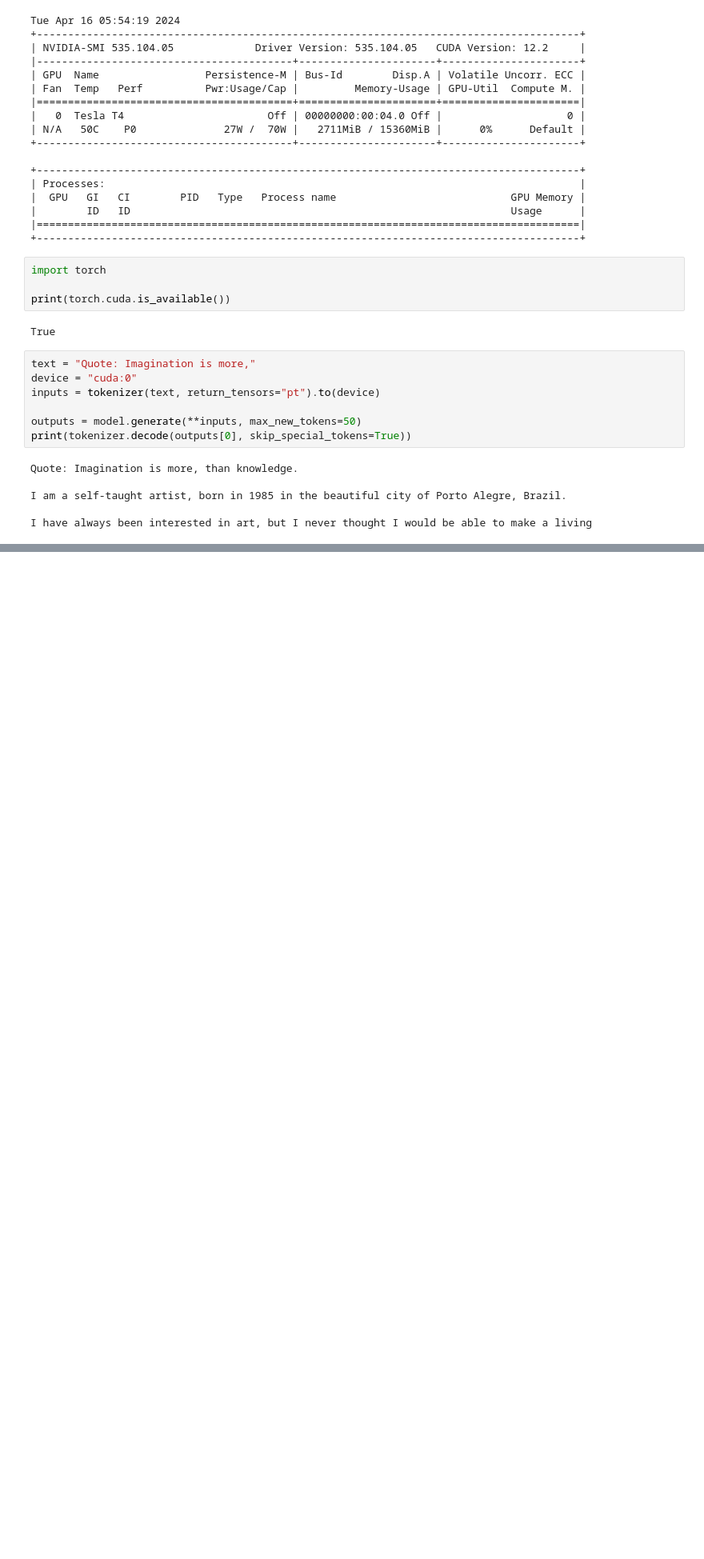
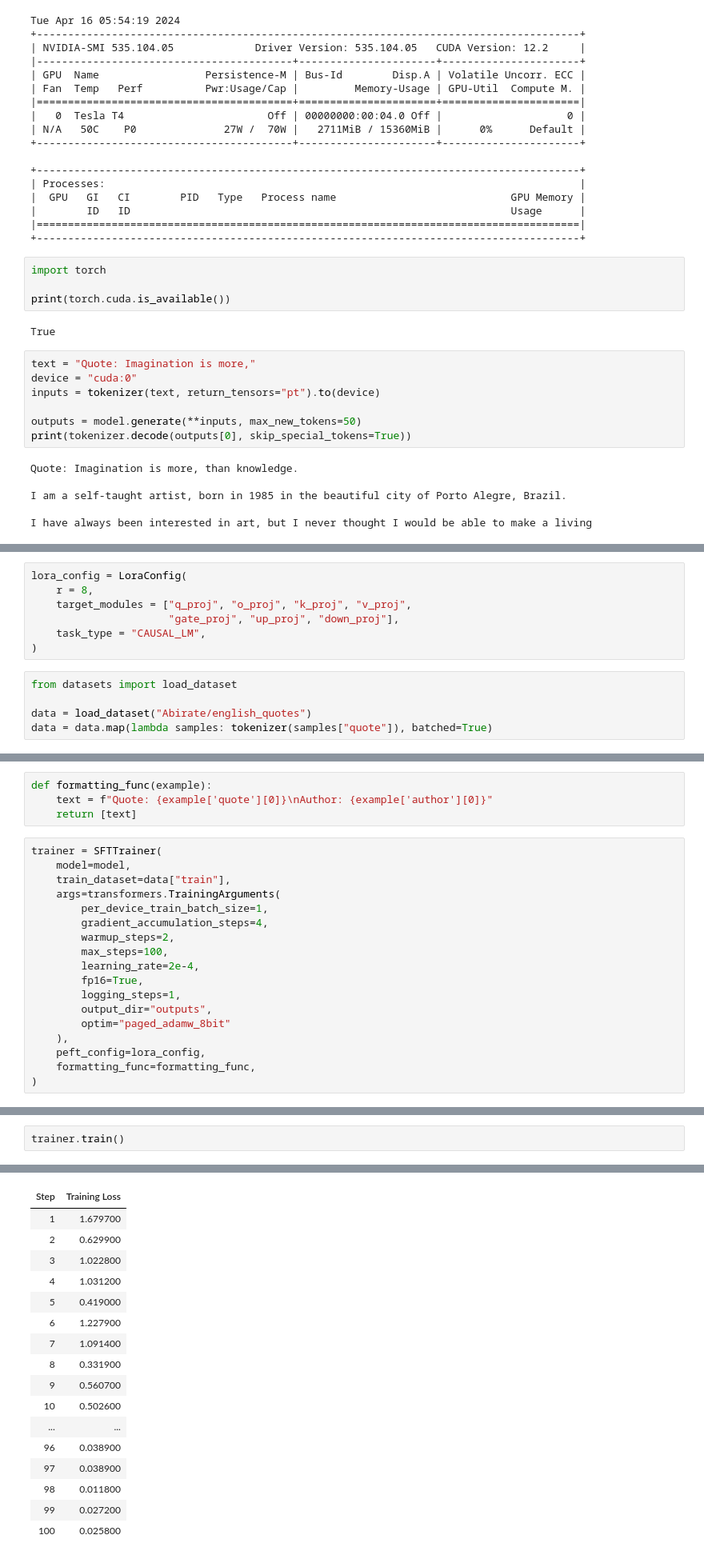
Before and after one commit to rams1987/GemmaFineTuning, a Jupyter notebook: GemmaFineTuning.ipynb, the cells around one changed output, grey strips where cells are left out. Shown at 80% size. Saved outputs shown, nothing was run; the diff lists cells and outputs as text; blank space fills up the shorter version.

Commit message:
Fine Tuned the Gemma model with a dataset

```diff
--- a/GemmaFineTuning.ipynb
+++ b/GemmaFineTuning.ipynb
@@ -84,0 +87,12 @@ I have always been interested in art, but I never thought I would be able to mak
+# %%
+lora_config = LoraConfig(
+    r = 8,
+    target_modules = ["q_proj", "o_proj", "k_proj", "v_proj",
+                      "gate_proj", "up_proj", "down_proj"],
+    task_type = "CAUSAL_LM",
+)
+# %%
+from datasets import load_dataset
+
+data = load_dataset("Abirate/english_quotes")
+data = data.map(lambda samples: tokenizer(samples["quote"]), batched=True)
@@ -84,0 +125,22 @@ I have always been interested in art, but I never thought I would be able to mak
+# %%
+def formatting_func(example):
+    text = f"Quote: {example['quote'][0]}\nAuthor: {example['author'][0]}"
+    return [text]
+# %%
+trainer = SFTTrainer(
+    model=model,
+    train_dataset=data["train"],
+    args=transformers.TrainingArguments(
+        per_device_train_batch_size=1,
+        gradient_accumulation_steps=4,
+        warmup_steps=2,
+        max_steps=100,
+        learning_rate=2e-4,
+        fp16=True,
+        logging_steps=1,
+        output_dir="outputs",
+        optim="paged_adamw_8bit"
+    ),
+    peft_config=lora_config,
+    formatting_func=formatting_func,
+)
@@ -84,0 +154,3 @@ I have always been interested in art, but I never thought I would be able to mak
+# %%
+trainer.train()
+# %% [output]
@@ -84,0 +158,17 @@ I have always been interested in art, but I never thought I would be able to mak
+| Step | Training Loss |
+| 1 | 1.679700 |
+| 2 | 0.629900 |
+| 3 | 1.022800 |
+| 4 | 1.031200 |
+| 5 | 0.419000 |
+| 6 | 1.227900 |
+| 7 | 1.091400 |
+| 8 | 0.331900 |
+| 9 | 0.560700 |
+| 10 | 0.502600 |
+| ... | ... |
+| 96 | 0.038900 |
+| 97 | 0.038900 |
+| 98 | 0.011800 |
+| 99 | 0.027200 |
+| 100 | 0.025800 |
```
Also changed, not shown: parts of 11 cells of this notebook.
